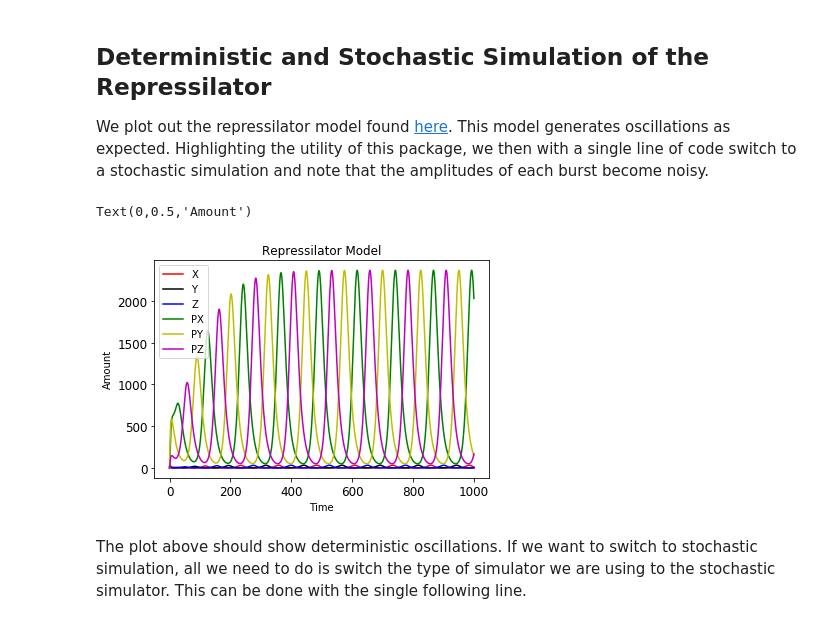
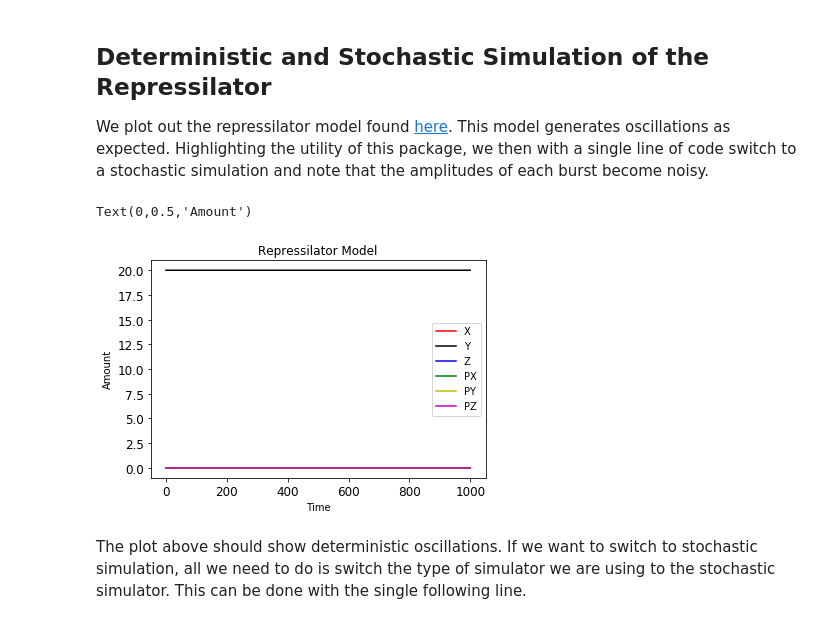
Before and after one commit to biocircuits/bioscrape, a Jupyter notebook: examples/examples.ipynb, the cells around one changed output. Saved outputs shown, nothing was run; the diff lists cells and outputs as text; code cells hidden in the pictures.

Commit message:
commit checkpoint where everything is working
py_simulate_model wrapper
fixes issues with PropogateCells
updates examples accordingly
write bioscrape XML function [only weakly tested]

```diff
--- a/examples/examples.ipynb
+++ b/examples/examples.ipynb
@@ -384,24 +389,26 @@ We  plot out the repressilator model found <a href="http://www.ebi.ac.uk/biomode
 # %%
 # Repressilator deterministic example
 import bioscrape
 plt.figure()
 m = bioscrape.types.read_model_from_sbml('models/repressilator_sbml.xml')
+m.write_bioscrape_xml('models/repressilator_sbml_write_test.xml')
+m = Model('models/repressilator_sbml_write_test.xml')
 s = bioscrape.simulator.ModelCSimInterface(m)
 s.py_prep_deterministic_simulation()
 s.py_set_initial_time(0)
 
 sim = bioscrape.simulator.DeterministicSimulator()
 timepoints = np.linspace(0,1000,10000)
 result = sim.py_simulate(s,timepoints)
 
 plt.plot(timepoints,result.py_get_result())
 plt.legend(m.get_species_list())
 plt.title('Repressilator Model')
 plt.xlabel('Time')
 plt.ylabel('Amount')
 # %% [output]
 Text(0,0.5,'Amount')
-[figure, old version]
+[figure, new version]
 # %% [markdown]
 The plot above should show deterministic oscillations. If we want to switch to stochastic simulation, all we need to do is switch the type of simulator we are using to the stochastic simulator. This can be done with the single following line.
 # %%
```
Also changed, not shown: parts of 7 cells of this notebook, 6 other files.
